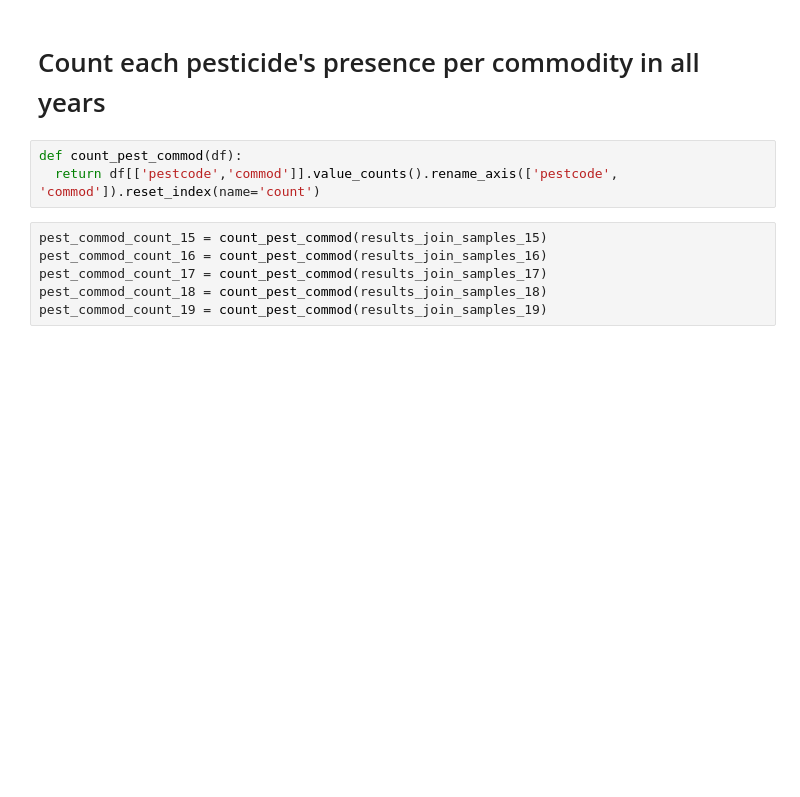
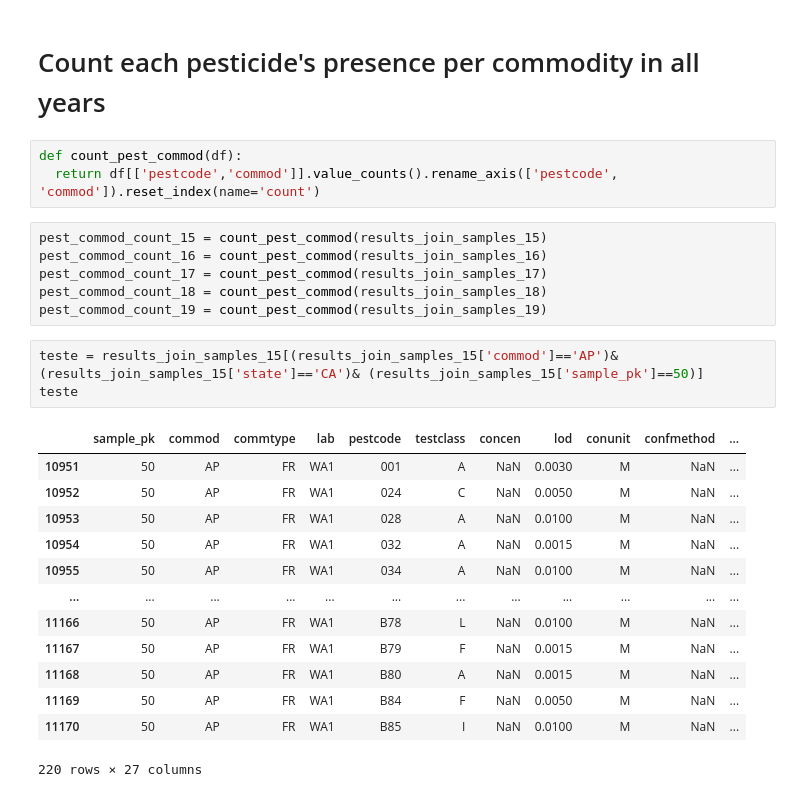
Before and after one commit to nicolastmaia/pesticides-data-science, a Jupyter notebook: index.ipynb, the cells around one changed output. Saved outputs shown, nothing was run; the diff lists cells and outputs as text; blank space fills up the shorter version.

```diff
--- a/index.ipynb
+++ b/index.ipynb
@@ -175,3 +227,20 @@ pest_commod_count_16 = count_pest_commod(results_join_samples_16)
 pest_commod_count_17 = count_pest_commod(results_join_samples_17)
 pest_commod_count_18 = count_pest_commod(results_join_samples_18)
 pest_commod_count_19 = count_pest_commod(results_join_samples_19)
+# %%
+teste = results_join_samples_15[(results_join_samples_15['commod']=='AP')& (results_join_samples_15['state']=='CA')& (results_join_samples_15['sample_pk']==50)]
+teste
+# %% [output]
+|  | sample_pk | commod | commtype | lab | pestcode | testclass | concen | lod | conunit | confmethod | ... |
+| 10951 | 50 | AP | FR | WA1 | 001 | A | NaN | 0.0030 | M | NaN | ... |
+| 10952 | 50 | AP | FR | WA1 | 024 | C | NaN | 0.0050 | M | NaN | ... |
+| 10953 | 50 | AP | FR | WA1 | 028 | A | NaN | 0.0100 | M | NaN | ... |
+| 10954 | 50 | AP | FR | WA1 | 032 | A | NaN | 0.0015 | M | NaN | ... |
+| 10955 | 50 | AP | FR | WA1 | 034 | A | NaN | 0.0100 | M | NaN | ... |
+| ... | ... | ... | ... | ... | ... | ... | ... | ... | ... | ... | ... |
+| 11166 | 50 | AP | FR | WA1 | B78 | L | NaN | 0.0100 | M | NaN | ... |
+| 11167 | 50 | AP | FR | WA1 | B79 | F | NaN | 0.0015 | M | NaN | ... |
+| 11168 | 50 | AP | FR | WA1 | B80 | A | NaN | 0.0015 | M | NaN | ... |
+| 11169 | 50 | AP | FR | WA1 | B84 | F | NaN | 0.0050 | M | NaN | ... |
+| 11170 | 50 | AP | FR | WA1 | B85 | I | NaN | 0.0100 | M | NaN | ... |
+220 rows × 27 columns
```
Also changed, not shown: parts of 9 cells of this notebook.
